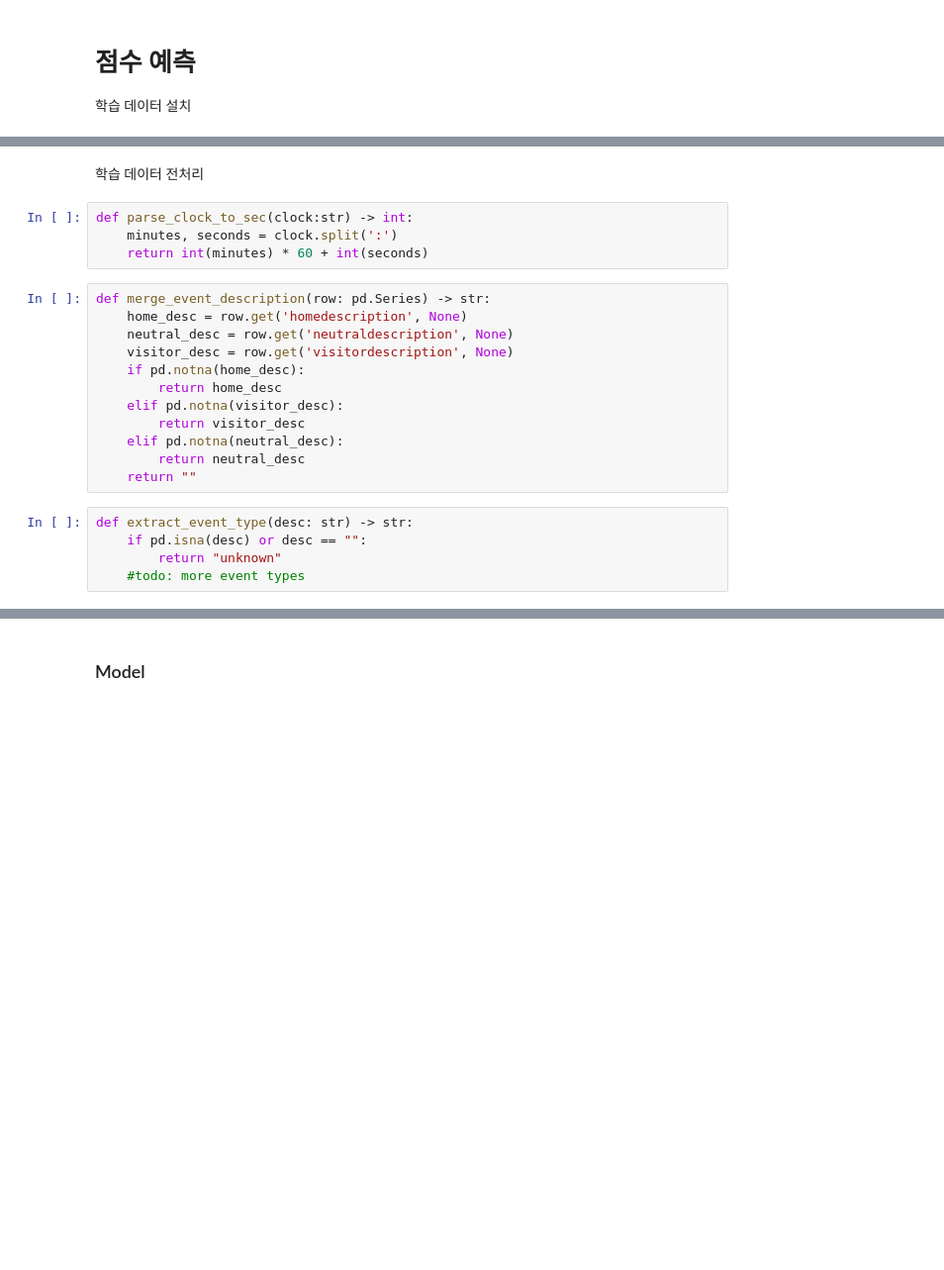
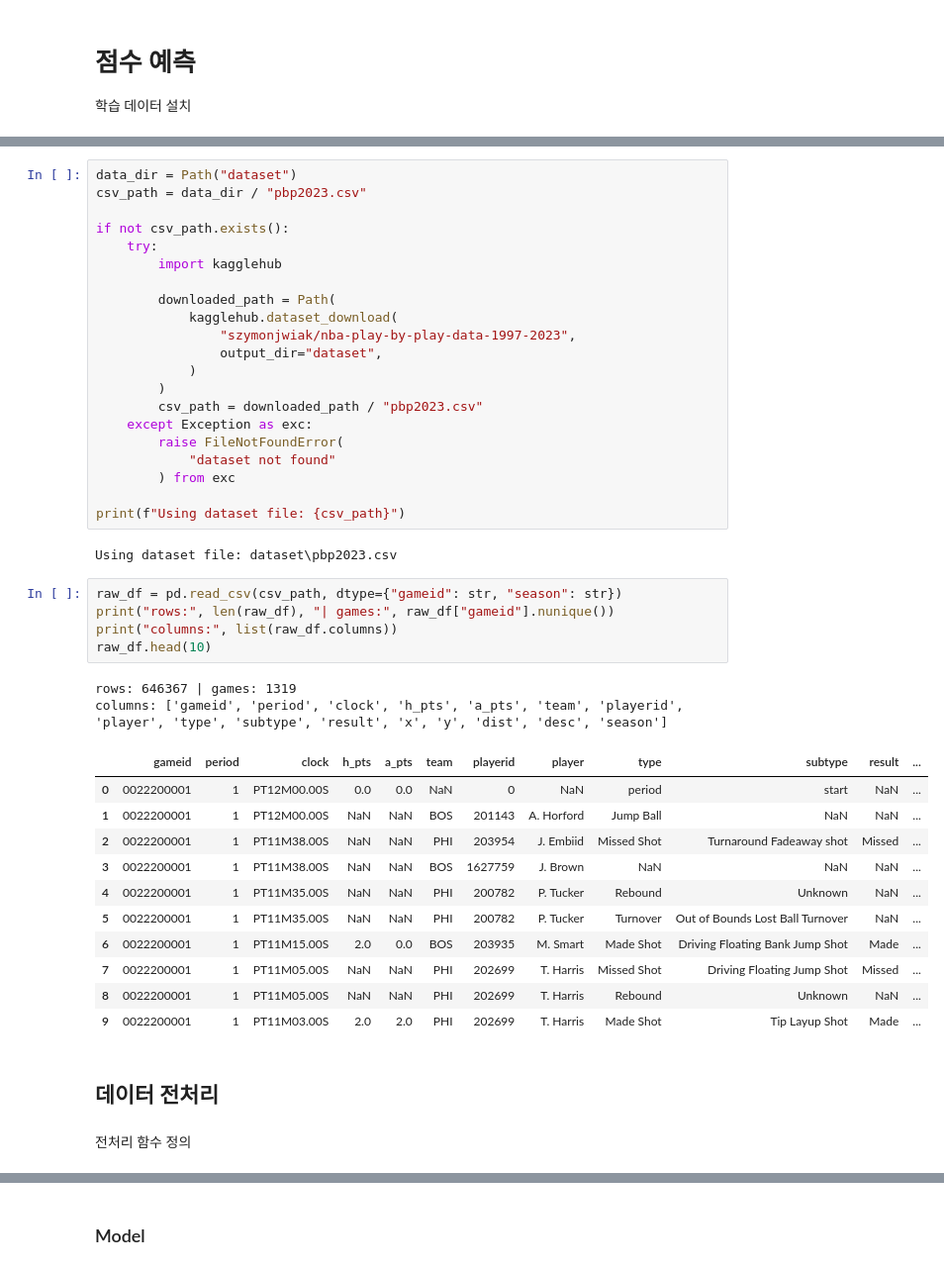
Before and after one commit to linklingj/Bascketball-Broadcast-Analysis, a Jupyter notebook: point_prediction.ipynb, the cells around one changed output, grey strips where cells are left out. Shown at 99% size. Drawn from its saved outputs; the diff is of its cells as text; blank space fills up the shorter version.

```diff
--- a/point_prediction.ipynb
+++ b/point_prediction.ipynb
@@ -68,23 +15,46 @@ print(df.head(50))
+# %%
+data_dir = Path("dataset")
+csv_path = data_dir / "pbp2023.csv"
+
+if not csv_path.exists():
+    try:
+        import kagglehub
+
+        downloaded_path = Path(
+            kagglehub.dataset_download(
+                "szymonjwiak/nba-play-by-play-data-1997-2023",
+                output_dir="dataset",
+            )
+        )
+        csv_path = downloaded_path / "pbp2023.csv"
+    except Exception as exc:
+        raise FileNotFoundError(
+            "dataset not found"
+        ) from exc
+
+print(f"Using dataset file: {csv_path}")
+# %% [output]
+Using dataset file: dataset\pbp2023.csv
+# %%
+raw_df = pd.read_csv(csv_path, dtype={"gameid": str, "season": str})
+print("rows:", len(raw_df), "| games:", raw_df["gameid"].nunique())
+print("columns:", list(raw_df.columns))
+raw_df.head(10)
+# %% [output]
+rows: 646367 | games: 1319
+columns: ['gameid', 'period', 'clock', 'h_pts', 'a_pts', 'team', 'playerid', 'player', 'type', 'subtype', 'result', 'x', 'y', 'dist', 'desc', 'season']
+|  | gameid | period | clock | h_pts | a_pts | team | playerid | player | type | subtype | result | ... |
+| 0 | 0022200001 | 1 | PT12M00.00S | 0.0 | 0.0 | NaN | 0 | NaN | period | start | NaN | ... |
+| 1 | 0022200001 | 1 | PT12M00.00S | NaN | NaN | BOS | 201143 | A. Horford | Jump Ball | NaN | NaN | ... |
+| 2 | 0022200001 | 1 | PT11M38.00S | NaN | NaN | PHI | 203954 | J. Embiid | Missed Shot | Turnaround Fadeaway shot | Missed | ... |
+| 3 | 0022200001 | 1 | PT11M38.00S | NaN | NaN | BOS | 1627759 | J. Brown | NaN | NaN | NaN | ... |
+| 4 | 0022200001 | 1 | PT11M35.00S | NaN | NaN | PHI | 200782 | P. Tucker | Rebound | Unknown | NaN | ... |
+| 5 | 0022200001 | 1 | PT11M35.00S | NaN | NaN | PHI | 200782 | P. Tucker | Turnover | Out of Bounds Lost Ball Turnover | NaN | ... |
+| 6 | 0022200001 | 1 | PT11M15.00S | 2.0 | 0.0 | BOS | 203935 | M. Smart | Made Shot | Driving Floating Bank Jump Shot | Made | ... |
+| 7 | 0022200001 | 1 | PT11M05.00S | NaN | NaN | PHI | 202699 | T. Harris | Missed Shot | Driving Floating Jump Shot | Missed | ... |
+| 8 | 0022200001 | 1 | PT11M05.00S | NaN | NaN | PHI | 202699 | T. Harris | Rebound | Unknown | NaN | ... |
+| 9 | 0022200001 | 1 | PT11M03.00S | 2.0 | 2.0 | PHI | 202699 | T. Harris | Made Shot | Tip Layup Shot | Made | ... |
 # %% [markdown]
-학습 데이터 전처리
+## 데이터 전처리
-# %%
-def parse_clock_to_sec(clock:str) -> int:
-    minutes, seconds = clock.split(':')
-    return int(minutes) * 60 + int(seconds)
-# %%
-def merge_event_description(row: pd.Series) -> str:
-    home_desc = row.get('homedescription', None)
-    neutral_desc = row.get('neutraldescription', None)
-    visitor_desc = row.get('visitordescription', None)
-    if pd.notna(home_desc):
-        return home_desc
-    elif pd.notna(visitor_desc):
-        return visitor_desc
-    elif pd.notna(neutral_desc):
-        return neutral_desc
-    return ""
-# %%
-def extract_event_type(desc: str) -> str:
-    if pd.isna(desc) or desc == "":
-        return "unknown"
-    #todo: more event types
+# %% [markdown]
+전처리 함수 정의
```
Also changed, not shown: parts of 33 cells of this notebook.
